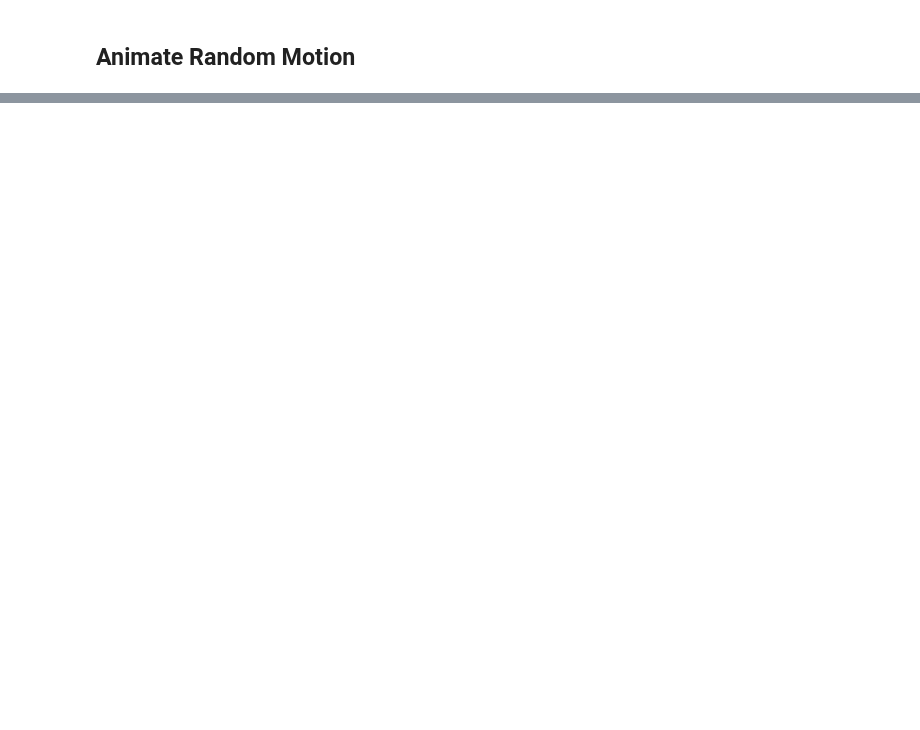
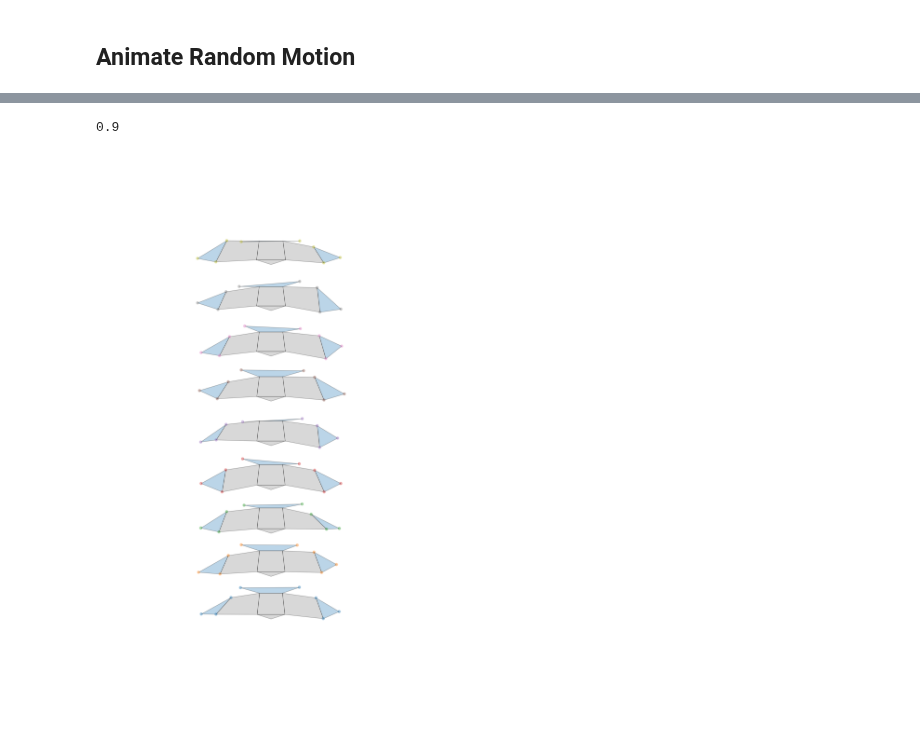
Before and after one commit to LydiaFrance/morphing_birds, a Jupyter notebook: examples/animate-morphing.ipynb, the cells around one changed output, grey strips where cells are left out. Cells and saved outputs as stored; diff of their text form; code cells hidden in the pictures; blank space fills up the shorter version.

```diff
--- a/examples/animate-morphing.ipynb
+++ b/examples/animate-morphing.ipynb
@@ -51,2 +57,14 @@ Figure and axes initialized.
 # %%
 plt.close("all")
+# %%
+(9*0.5)*0.2
+# %% [output]
+0.9
+# %%
+# from IPython.display import HTML
+
+
+cropped_image = plot_multiple(hawk3d,fake_keypoints, 9, az=90, el=20)
+display(cropped_image)
+# %% [output]
+[figure, added]
```
Also changed, not shown: parts of 3 cells of this notebook, 3 other files.
